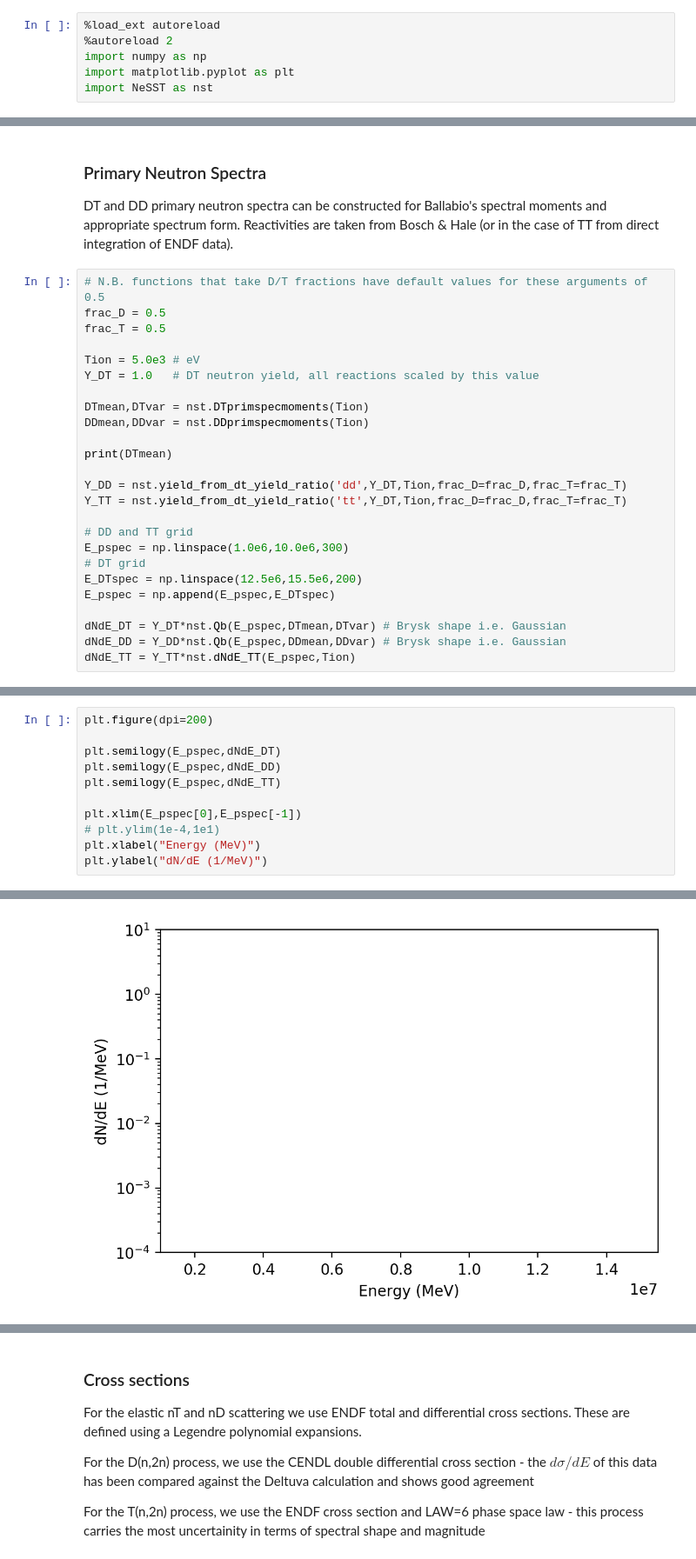
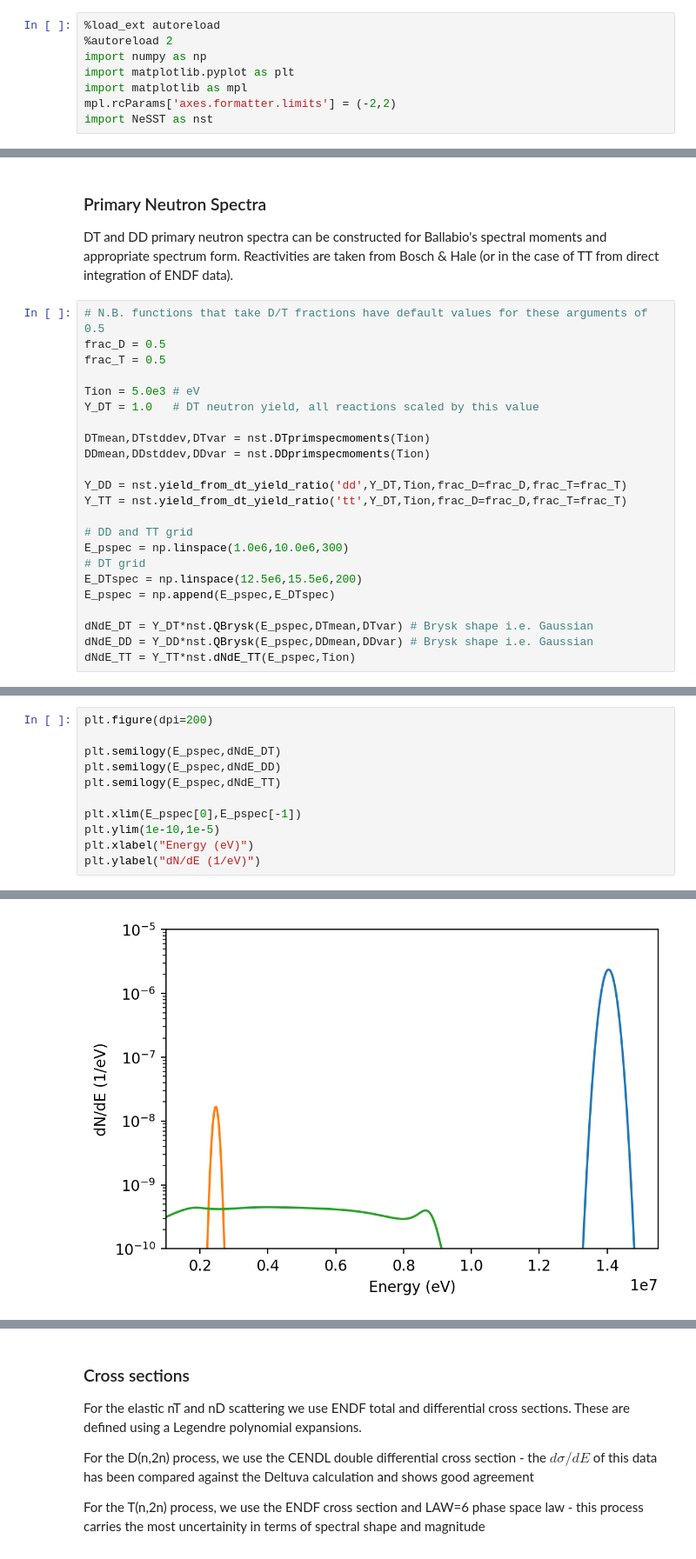
Before and after one commit to aidancrilly/NeSST, a Jupyter notebook: example/NeSST Guide.ipynb, the cells around one changed output, grey strips where cells are left out. Shown at 87% size. Saved outputs shown, nothing was run; the diff lists cells and outputs as text.

```diff
--- a/example/NeSST Guide.ipynb
+++ b/example/NeSST Guide.ipynb
@@ -9,6 +9,8 @@ Standard packages:
 %autoreload 2
 import numpy as np
 import matplotlib.pyplot as plt
+import matplotlib as mpl
+mpl.rcParams['axes.formatter.limits'] = (-2,2)
 import NeSST as nst
 # %% [markdown]
 ## Table of Contents:
@@ -33,10 +35,8 @@ frac_T = 0.5
 Tion = 5.0e3 # eV
 Y_DT = 1.0   # DT neutron yield, all reactions scaled by this value
 
-DTmean,DTvar = nst.DTprimspecmoments(Tion)
-DDmean,DDvar = nst.DDprimspecmoments(Tion)
-
-print(DTmean)
+DTmean,DTstddev,DTvar = nst.DTprimspecmoments(Tion)
+DDmean,DDstddev,DDvar = nst.DDprimspecmoments(Tion)
 
 Y_DD = nst.yield_from_dt_yield_ratio('dd',Y_DT,Tion,frac_D=frac_D,frac_T=frac_T)
 Y_TT = nst.yield_from_dt_yield_ratio('tt',Y_DT,Tion,frac_D=frac_D,frac_T=frac_T)
@@ -47,6 +47,6 @@ E_pspec = np.linspace(1.0e6,10.0e6,300)
 E_DTspec = np.linspace(12.5e6,15.5e6,200)
 E_pspec = np.append(E_pspec,E_DTspec)
 
-dNdE_DT = Y_DT*nst.Qb(E_pspec,DTmean,DTvar) # Brysk shape i.e. Gaussian
-dNdE_DD = Y_DD*nst.Qb(E_pspec,DDmean,DDvar) # Brysk shape i.e. Gaussian
+dNdE_DT = Y_DT*nst.QBrysk(E_pspec,DTmean,DTvar) # Brysk shape i.e. Gaussian
+dNdE_DD = Y_DD*nst.QBrysk(E_pspec,DDmean,DDvar) # Brysk shape i.e. Gaussian
 dNdE_TT = Y_TT*nst.dNdE_TT(E_pspec,Tion)
@@ -60,7 +58,7 @@ plt.semilogy(E_pspec,dNdE_DD)
 plt.semilogy(E_pspec,dNdE_TT)
 
 plt.xlim(E_pspec[0],E_pspec[-1])
-# plt.ylim(1e-4,1e1)
-plt.xlabel("Energy (MeV)")
-plt.ylabel("dN/dE (1/MeV)")
+plt.ylim(1e-10,1e-5)
+plt.xlabel("Energy (eV)")
+plt.ylabel("dN/dE (1/eV)")
 # %% [output]
@@ -68 +66 @@ Text(0, 0.5, 'dN/dE (1/MeV)')
-[figure, old version]
+[figure, new version]
```
Also changed, not shown: parts of 22 cells of this notebook, 4 other files.
